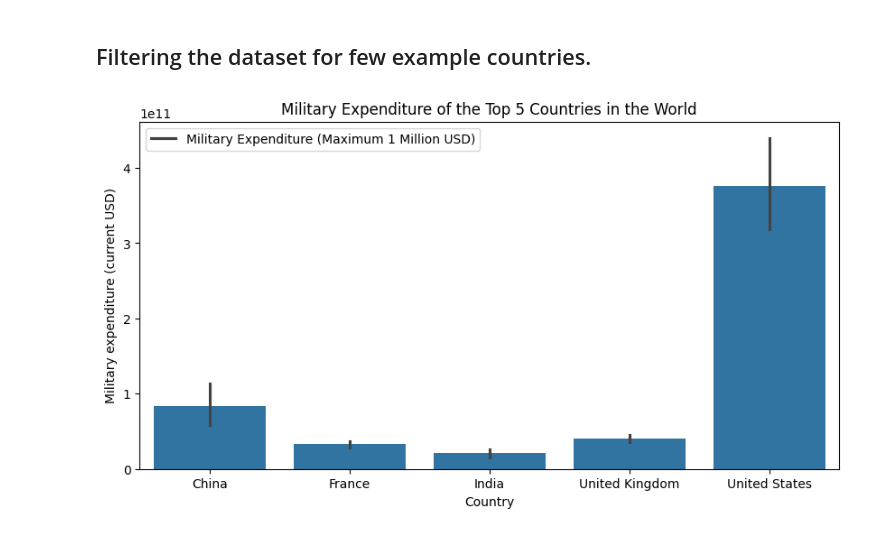
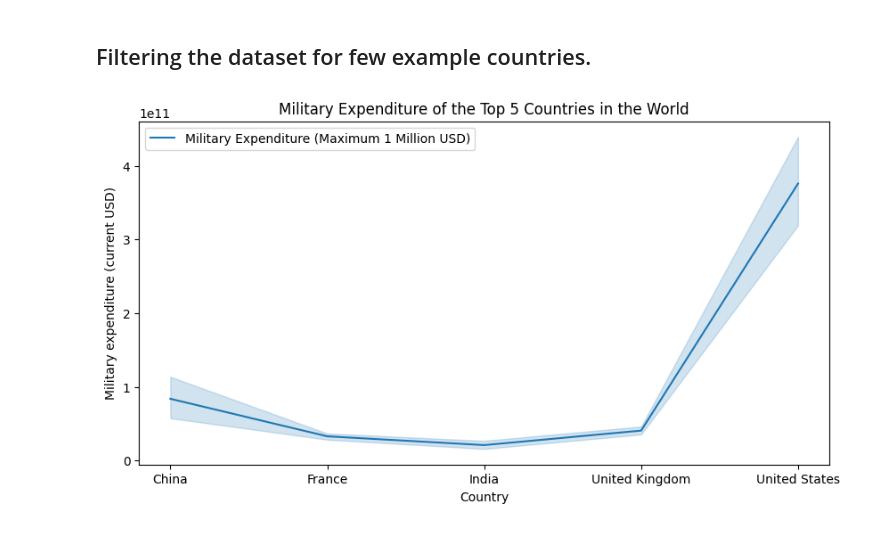
Before and after one commit to Sumit-Agnihotri/MILITARY_EXPENDITURE_ANALYSIS, a Jupyter notebook: Military Expenditure Analysis.ipynb, the cells around one changed output. Drawn from its saved outputs; the diff is of its cells as text; code cells hidden in the pictures.

Commit message:
Military

```diff
--- a/Military Expenditure Analysis.ipynb
+++ b/Military Expenditure Analysis.ipynb
@@ -171,10 +171,10 @@ filtered_data=dataset[dataset["country"].isin(countries)]
 # %%
 # Plotting the military expenditure of the top 5 countries in the world.
 plt.figure(figsize=(10,5))
-sns.barplot(x="country", y="Military expenditure (current USD)", data=filtered_data)
+sns.lineplot(x="country", y="Military expenditure (current USD)", data=filtered_data)
 plt.title("Military Expenditure of the Top 5 Countries in the World")
 plt.xlabel("Country")
 plt.legend(["Military Expenditure (Maximum 1 Million USD)"])
 plt.show()
 # %% [output]
-[figure, old version]
+[figure, new version]
```
